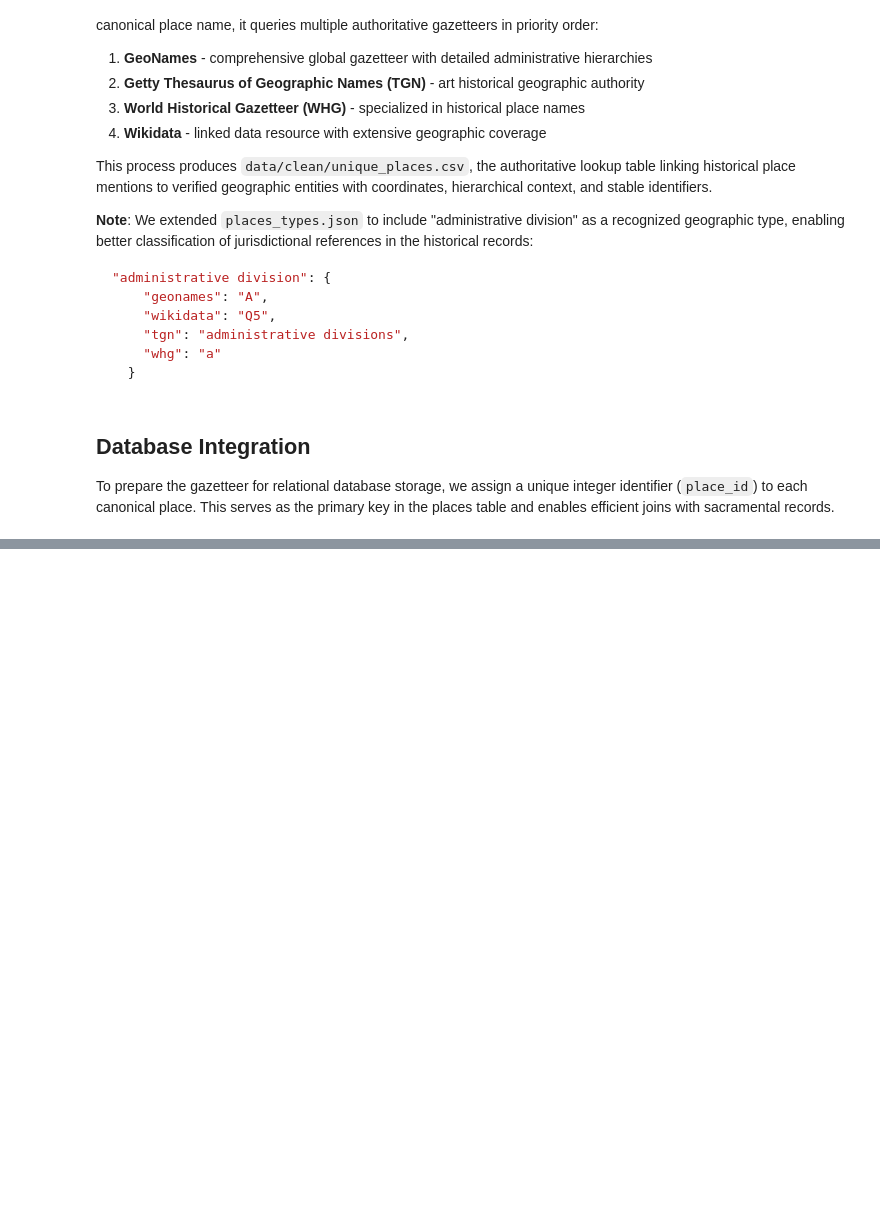
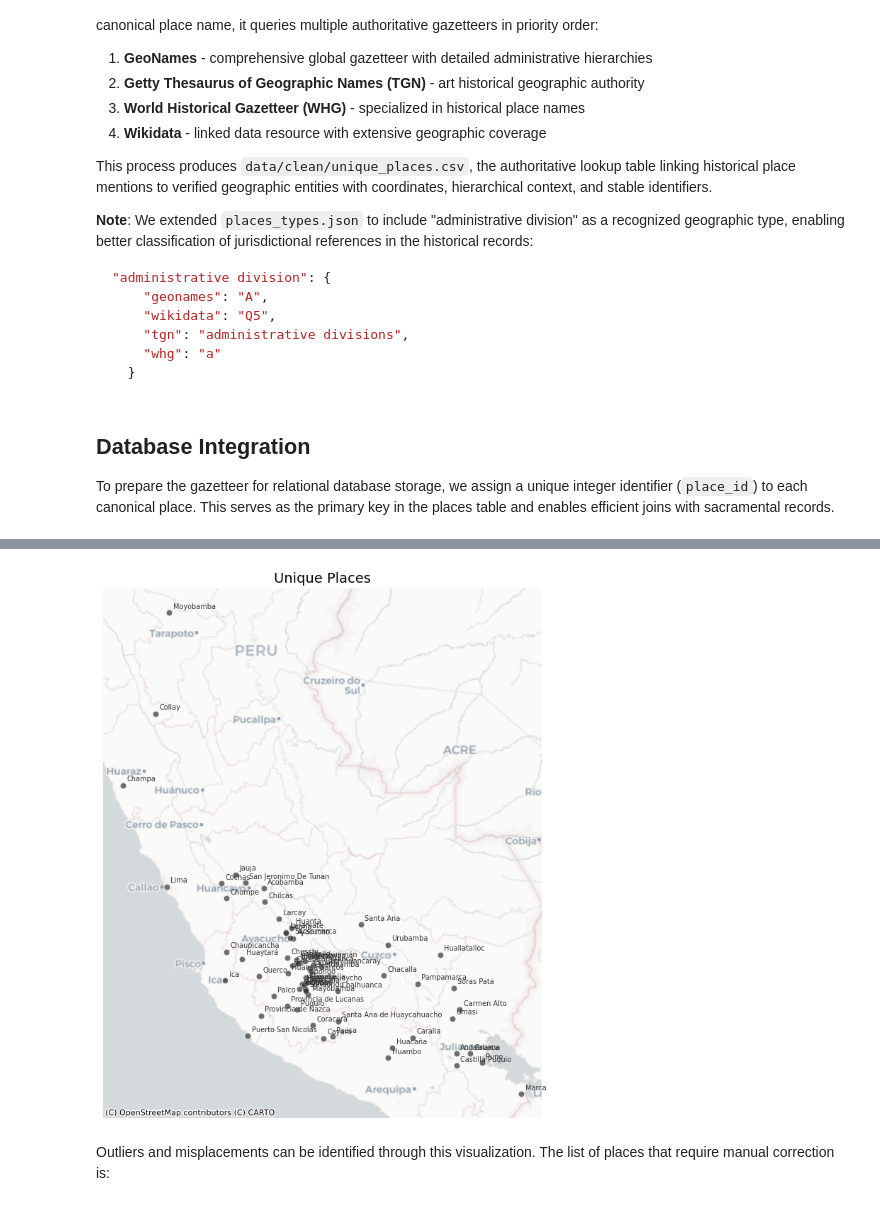
Before and after one commit to UCSB-AMPLab/sondondo, a Jupyter notebook: project_code/2_placeMapping.ipynb, the cells around one changed output, grey strips where cells are left out. Saved outputs shown, nothing was run; the diff lists cells and outputs as text; code cells hidden in the pictures; blank space fills up the shorter version.

Commit message:
enhance manual place identification and fine tunning

```diff
--- a/project_code/2_placeMapping.ipynb
+++ b/project_code/2_placeMapping.ipynb
@@ -270,0 +274,44 @@ This gazetteer is essential for subsequent analyses involving geographic mobilit
+# %%
+def plot_places_on_map(people_places_dataframe, place_column='place_name', map_title='Plot of Places'):
+
+    gdf = gpd.GeoDataFrame(
+        people_places_dataframe,
+        geometry=gpd.points_from_xy(
+            people_places_dataframe.longitude,
+            people_places_dataframe.latitude
+            ),
+        crs="EPSG:4326"
+    ).to_crs(epsg=3857)  # Web Mercator for contextily tiles
+
+    fig, ax = plt.subplots(figsize=(10, 8))
+
+    gdf.plot(
+        ax=ax,
+        color='#333333',
+        alpha=0.7,
+        edgecolor='white',
+        linewidth=0.4
+    )
+
+    for _, row in gdf.iterrows():
+        ax.annotate(
+            row[place_column],
+            xy=(row.geometry.x, row.geometry.y),
+            xytext=(4, 4),
+            textcoords='offset points',
+            fontsize=7,
+            color='#333333'
+        )
+
+    ctx.add_basemap(ax, source=ctx.providers.CartoDB.Positron) # type: ignore
+    ax.set_axis_off()
+    ax.set_title(map_title, fontsize=14)
+
+    fig.tight_layout()
+    plt.show()
+# %%
+plot_places_on_map(result_df, place_column='standardize_label', map_title='Unique Places')
+# %% [output]
+[figure, added]
+# %% [markdown]
+Outliers and misplacements can be identified through this visualization. The list of places that require manual correction is:
```
Also changed, not shown: parts of 12 cells of this notebook.
